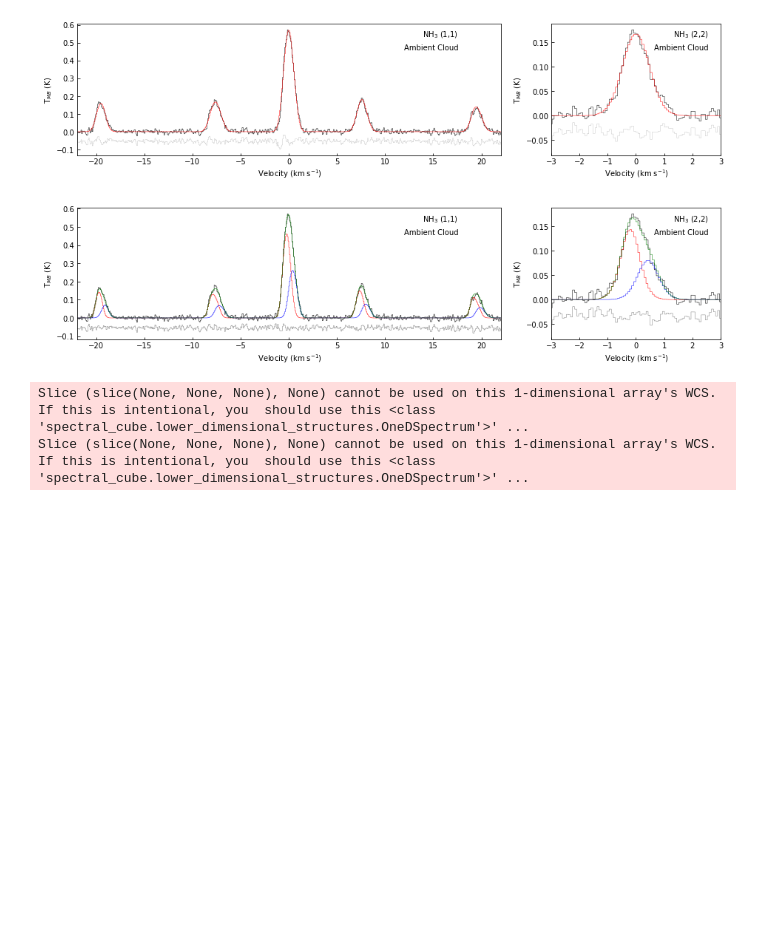
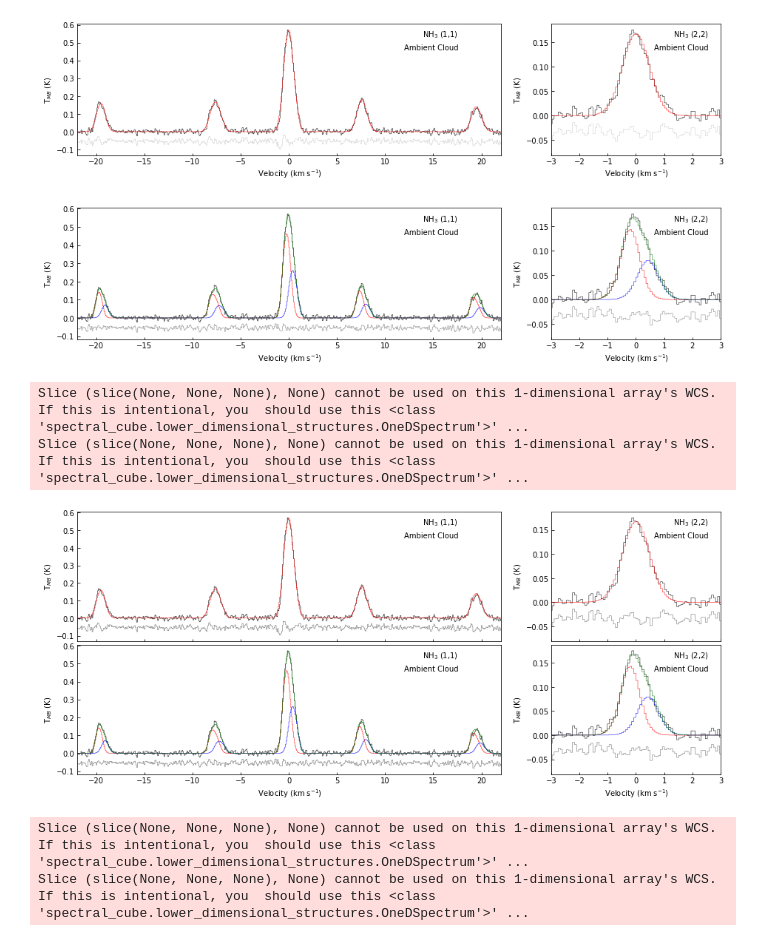
Before and after one commit to SpandanCh/L1688_2-cmp_ltr, a Jupyter notebook: L1688_letter_scripts.ipynb, the cells around one changed output. Drawn from its saved outputs; the diff is of its cells as text; code cells hidden in the pictures; blank space fills up the shorter version.

Commit message:
added plot spectra together

```diff
--- a/L1688_letter_scripts.ipynb
+++ b/L1688_letter_scripts.ipynb
@@ -400,14 +402,14 @@ def get_xarr(reg='OphA', ext='_v_al_0', new='new'):
 
     return xarr11, xarr22
 # %%
-def plot_reg_avg( reg_i = 'OphA', reg_label = 'Oph-A', ext='', c1='k', c2='r', resid=True, new='', load_func=load_func,
-                 w1=5,w2=2, fgsz=(13,3), x11=22, x22=3):
+def plot_reg_avg( ax=None, reg_i = 'OphA', reg_label = 'Oph-A', ext='', c1='k', c2='r', resid=True, new='',
+                 load_func=load_func, w1=5,w2=2, fgsz=(13,3), x11=22, x22=3, plot_toge=False):
     """
     """
-
-    fig, ax = plt.subplots(ncols=2, nrows=1, gridspec_kw={'hspace': 0.02, 'wspace' : 0.17, 'width_ratios':[w1,w2],
-                                                          'left':0.05, 'right':0.98,'top':0.97,'bottom':0.15},
-                           figsize=fgsz)
+    if not plot_toge:
+        fig, ax = plt.subplots(ncols=2, nrows=1, gridspec_kw={'hspace': 0.02, 'wspace' : 0.17, 'width_ratios':[w1,w2],
+                                                              'left':0.05, 'right':0.98,'top':0.97,'bottom':0.15},
+                               figsize=fgsz)
     # Central core
     cube_11_c,  cube_22_c, cube_11_c_m,cube_22_c_m = load_func(reg_i = reg_i, ext=ext,cmp='',new=new)
     # Plot NH3 (1,1)
@@ -457,15 +459,17 @@ def plot_reg_avg( reg_i = 'OphA', reg_label = 'Oph-A', ext='', c1='k', c2='r', r
     ax[1].set(xlabel=' Velocity (km s$^{-1}$)')
 
 #     plt.tight_layout(pad=0.3)
-    return fig,ax
+    if not plot_toge:
+        return fig,ax
 # %%
-def plot_reg_avg_2cmp( reg_i = 'OphA', reg_label = 'Oph-A', load_func = load_func, c1='r', c2='b', pars=None, errs=None,
-                      w1=5, w2=2, fgsz=(13,3), do_res=False, do_sum=False, x11=22, x22=3, new=''):
+def plot_reg_avg_2cmp(ax=None, reg_i=None, reg_label=None, load_func=load_func, c1='r', c2='b', pars=None, errs=None,
+                      w1=5, w2=2, fgsz=(13,3), do_res=False, do_sum=False, x11=22, x22=3, new='', plot_toge=False):
     """
     """
-    fig, ax = plt.subplots(ncols=2, nrows=1, gridspec_kw={'hspace': 0.02, 'wspace' : 0.17, 'width_ratios':[w1,w2],
-                                                          'left':0.05, 'right':0.98,'top':0.97,'bottom':0.15},
-                           figsize=fgsz)
+    if not plot_toge:
+        fig, ax = plt.subplots(ncols=2, nrows=1, gridspec_kw={'hspace': 0.02, 'wspace' : 0.17, 'width_ratios':[w1,w2],
+                                                              'left':0.05, 'right':0.98,'top':0.97,'bottom':0.15},
+                               figsize=fgsz)
     #
 # Load cubes
     #
@@ -552,7 +556,8 @@ def plot_reg_avg_2cmp( reg_i = 'OphA', reg_label = 'Oph-A', load_func = load_fun
     ax[1].set(xlabel=' Velocity (km s$^{-1}$)')
 
 #     plt.tight_layout(pad=0.3)
-    return fig,ax
+    if not plot_toge:
+        return fig,ax
 # %%
 import pickle
 
@@ -593,6 +598,25 @@ Slice (slice(None, None, None), None) cannot be used on this 1-dimensional array
 Slice (slice(None, None, None), None) cannot be used on this 1-dimensional array's WCS.  If this is intentional, you  should use this <class 'spectral_cube.lower_dimensional_structures.OneDSpectrum'>' ...
 [figure]
 [figure]
+# %%
+fig, ax = plt.subplots(ncols=2, nrows=2, gridspec_kw={'hspace': 0.03, 'wspace' : 0.17, 'width_ratios':[5,2],
+                                                      'left':0.05, 'right':0.98,'top':0.97,'bottom':0.15},
+                       figsize=(13,6), sharex='col')
+
+new = '_new2'
+par = pars_c
+err = errs_c
+
+plot_reg_avg(ax=ax[0], reg_i='mean_cloud', reg_label='Ambient Cloud', ext='_v_al_0', c1='k', c2='r',resid=True, new=new,
+            plot_toge=True)
+plot_reg_avg_2cmp(ax=ax[1], reg_i='mean_cloud', reg_label='Ambient Cloud', c1='r', c2='b', pars=par, errs=err,
+                  do_res=True, do_sum=True, new=new, plot_toge=True)
+
+fig.savefig('avg_spec_w_fit_1-2_cmp_toge_mean_cloud.pdf')
+# %% [output]
+Slice (slice(None, None, None), None) cannot be used on this 1-dimensional array's WCS.  If this is intentional, you  should use this <class 'spectral_cube.lower_dimensional_structures.OneDSpectrum'>' ...
+Slice (slice(None, None, None), None) cannot be used on this 1-dimensional array's WCS.  If this is intentional, you  should use this <class 'spectral_cube.lower_dimensional_structures.OneDSpectrum'>' ...
+[figure, added]
 # %%
 rg = 'OphF'
 rg_lb = reg_lab[rg]
```
Also changed, not shown: parts of 2 cells of this notebook.
